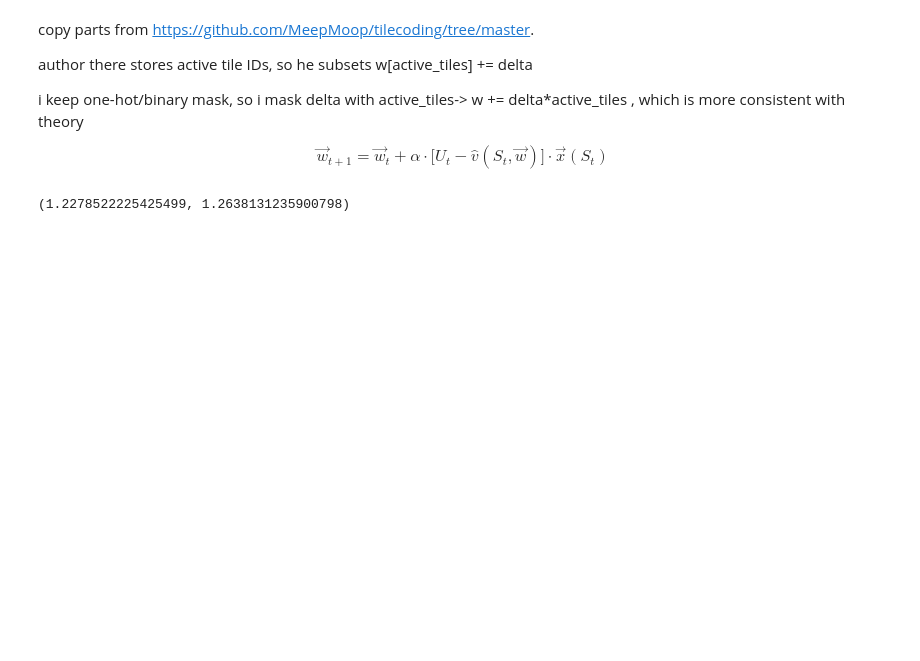
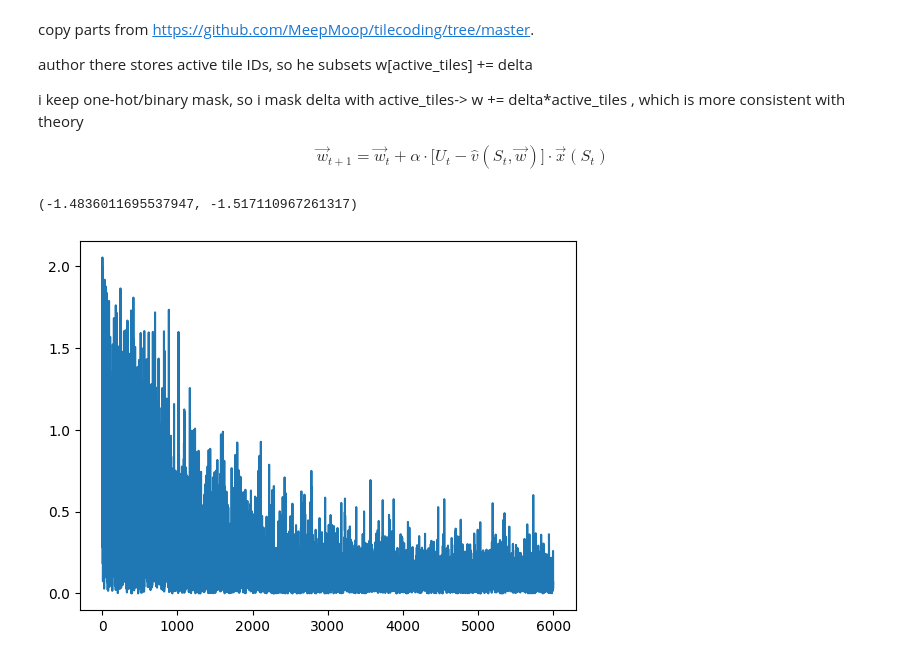
Before and after one commit to ajegorovs/aj_python_tool_lib, a Jupyter notebook: data_processing/neural_networks/RL_Reinforced_Learning/Sutton_P2_Ch09_Approximations.ipynb, the cells around one changed output. Saved outputs shown, nothing was run; the diff lists cells and outputs as text; code cells hidden in the pictures; blank space fills up the shorter version.

```diff
--- a/data_processing/neural_networks/RL_Reinforced_Learning/Sutton_P2_Ch09_Approximations.ipynb
+++ b/data_processing/neural_networks/RL_Reinforced_Learning/Sutton_P2_Ch09_Approximations.ipynb
@@ -277,32 +211,37 @@ $$\boxed{\vec{w}_{t+1} = \vec{w}_{t} + \alpha \cdot \bigg[U_t - \hat v(S_t,\vec{
 # %%
 def target_fn_noisy(x, y):
   return np.sin(x) + np.cos(y) + 0.1 * np.random.randn()
 
 def target_fn(x, y):
   return np.sin(x) + np.cos(y)
 
-w = np.zeros(M_mini.size)
-
+perf = []
+w = np.zeros(t.M_embed[0,0].size)
 # step size for SGD
 alpha = 0.2/3
 
 # learn from 10,000 samples
-for i in range(10000):
+for i in range(6000):
    # get noisy sample from target function at random location
   x, y = 2.0 * np.pi * np.random.rand(2)
   target = target_fn_noisy(x, y)
   # get prediction from active tiles at that location
-  active_tiles = get_embed(x,y)
+  #active_tiles = get_embed(x,y)
+  active_tiles = t.get_embed(x,y, oneHot=True)
   pred = np.dot(w, active_tiles)
   # update weights with SGD
   w += alpha * (target - pred)*active_tiles
+  perf.append(np.abs(target - pred))
 
+
+plt.plot(perf)
 
 
 x, y = 2.0 * np.pi * np.random.rand(2)
-target_fn(x, y), np.dot(w, get_embed(x,y))
+target_fn(x, y), np.dot(w, t.get_embed(x,y))
 # %% [output]
-(1.2278522225425499, 1.2638131235900798)
+(-1.4836011695537947, -1.517110967261317)
+[figure, added]
 # %%
 res = 400
 
```
Also changed, not shown: parts of 8 cells of this notebook, 1 other file.
